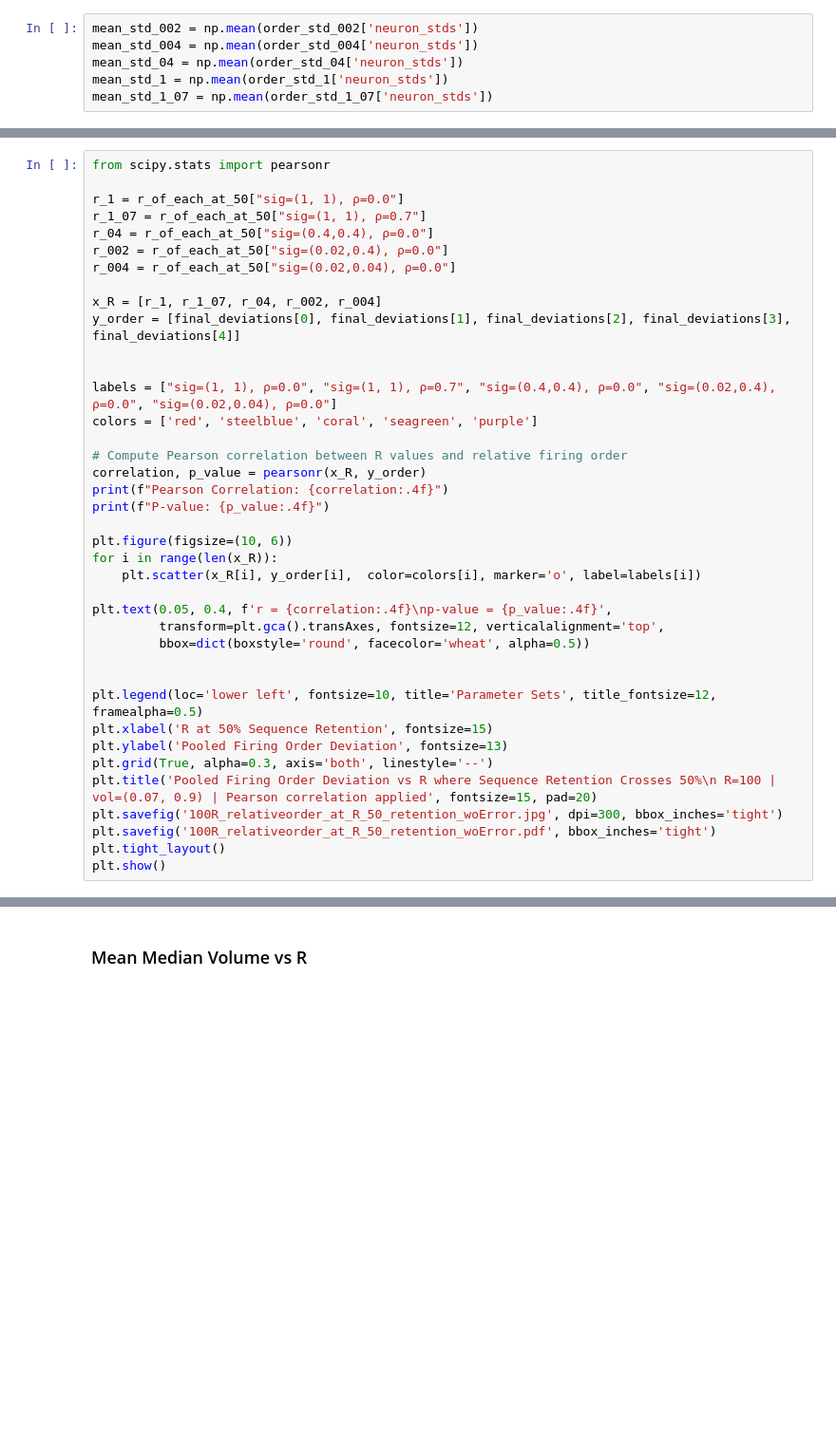
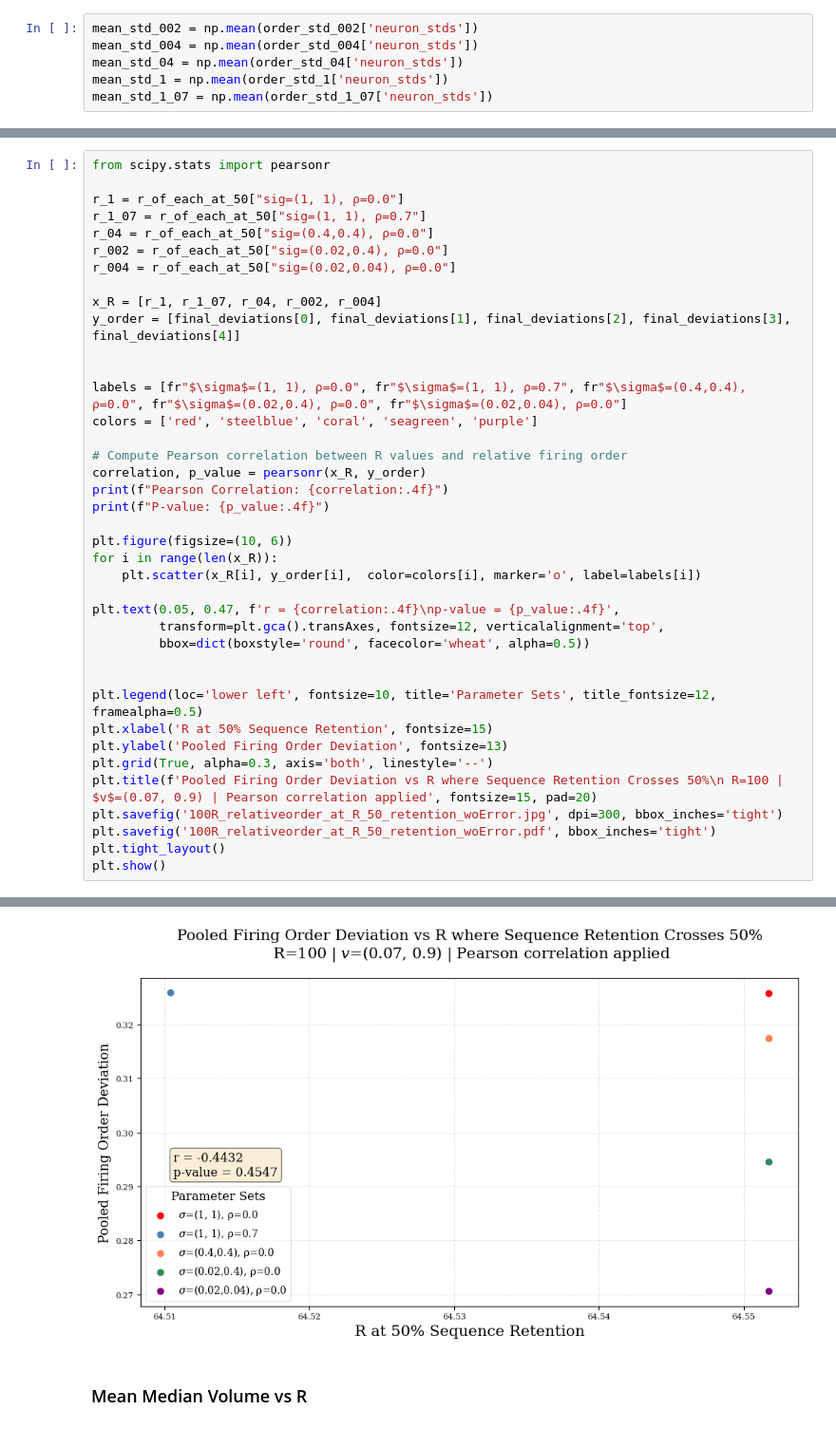
Before and after one commit to zeyneperten/researchprojectII, a Jupyter notebook: downsample.ipynb, the cells around one changed output, grey strips where cells are left out. Shown at 95% size. Drawn from its saved outputs; the diff is of its cells as text; blank space fills up the shorter version.

```diff
--- a/downsample.ipynb
+++ b/downsample.ipynb
@@ -1890,7 +1901,7 @@ x_R = [r_1, r_1_07, r_04, r_002, r_004]
 y_order = [final_deviations[0], final_deviations[1], final_deviations[2], final_deviations[3], final_deviations[4]]
 
 
-labels = ["sig=(1, 1), ρ=0.0", "sig=(1, 1), ρ=0.7", "sig=(0.4,0.4), ρ=0.0", "sig=(0.02,0.4), ρ=0.0", "sig=(0.02,0.04), ρ=0.0"]
+labels = [fr"$\sigma$=(1, 1), ρ=0.0", fr"$\sigma$=(1, 1), ρ=0.7", fr"$\sigma$=(0.4,0.4), ρ=0.0", fr"$\sigma$=(0.02,0.4), ρ=0.0", fr"$\sigma$=(0.02,0.04), ρ=0.0"]
 colors = ['red', 'steelblue', 'coral', 'seagreen', 'purple']
 
 # Compute Pearson correlation between R values and relative firing order
@@ -1902,7 +1913,7 @@ plt.figure(figsize=(10, 6))
 for i in range(len(x_R)):
     plt.scatter(x_R[i], y_order[i],  color=colors[i], marker='o', label=labels[i])
 
-plt.text(0.05, 0.4, f'r = {correlation:.4f}\np-value = {p_value:.4f}',
+plt.text(0.05, 0.47, f'r = {correlation:.4f}\np-value = {p_value:.4f}',
          transform=plt.gca().transAxes, fontsize=12, verticalalignment='top',
          bbox=dict(boxstyle='round', facecolor='wheat', alpha=0.5))
 
@@ -1911,8 +1922,9 @@ plt.legend(loc='lower left', fontsize=10, title='Parameter Sets', title_fontsize
 plt.xlabel('R at 50% Sequence Retention', fontsize=15)
 plt.ylabel('Pooled Firing Order Deviation', fontsize=13)
 plt.grid(True, alpha=0.3, axis='both', linestyle='--')
-plt.title('Pooled Firing Order Deviation vs R where Sequence Retention Crosses 50%\n R=100 | vol=(0.07, 0.9) | Pearson correlation applied', fontsize=15, pad=20)
+plt.title(f'Pooled Firing Order Deviation vs R where Sequence Retention Crosses 50%\n R=100 | $v$=(0.07, 0.9) | Pearson correlation applied', fontsize=15, pad=20)
 plt.savefig('100R_relativeorder_at_R_50_retention_woError.jpg', dpi=300, bbox_inches='tight')
 plt.savefig('100R_relativeorder_at_R_50_retention_woError.pdf', bbox_inches='tight')
 plt.tight_layout()
 plt.show()
+# %% [output]
@@ -1919,3 +1933,4 @@ plt.show()
+[figure, added]
 # %% [markdown]
 ### Mean Median Volume vs R
 # %%
```
Also changed, not shown: parts of 6 cells of this notebook, 5 other files.
